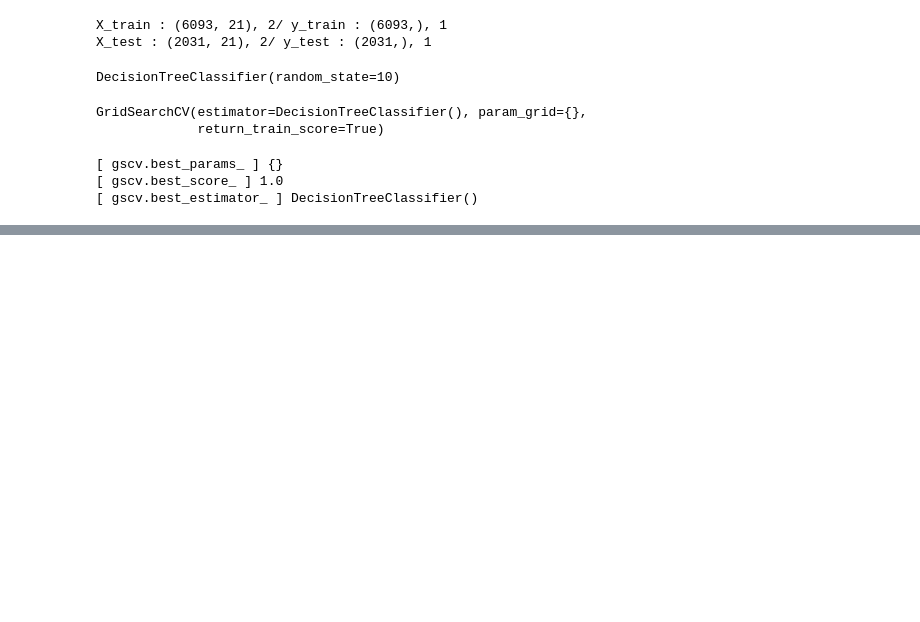
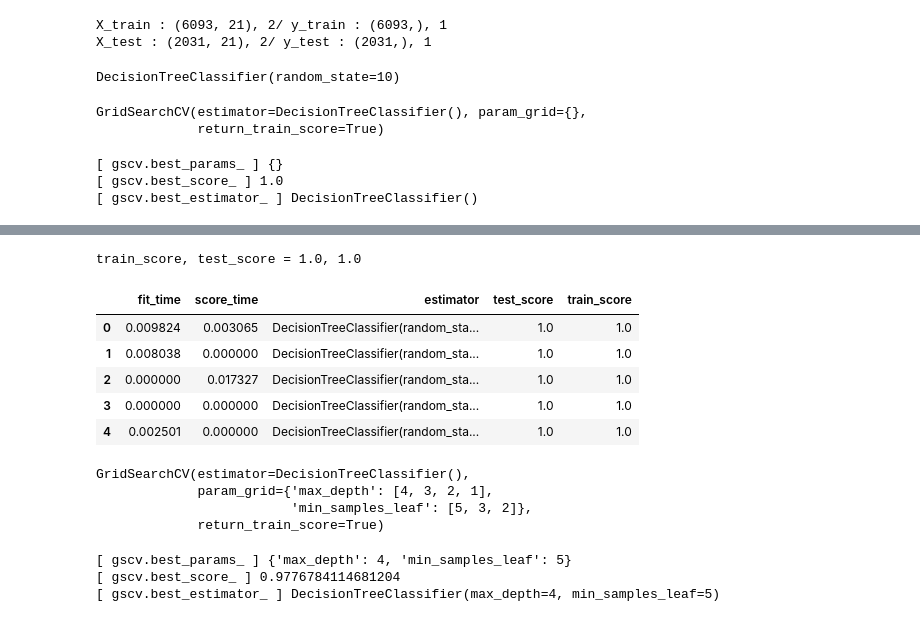
Before and after one commit to simin196/KDT6, a Jupyter notebook: M_L/Day07_0903/hw0903이현종.ipynb, the cells around one changed output, grey strips where cells are left out. Cells and saved outputs as stored; diff of their text form; code cells hidden in the pictures; blank space fills up the shorter version.

```diff
--- a/M_L/Day07_0903/hw0903이현종.ipynb
+++ b/M_L/Day07_0903/hw0903이현종.ipynb
@@ -164,0 +204,5 @@ print(f'[ gscv.best_estimator_ ] {gscv.best_estimator_}')
+# %%
+X_train, X_test, y_train, y_test = train_test_split(newDF,
+                                                    targetSR,
+                                                    stratify= targetSR,
+                                                    random_state=10)
@@ -164,0 +240,25 @@ print(f'[ gscv.best_estimator_ ] {gscv.best_estimator_}')
+# %%
+train_score = dt_model.score(X_train,y_train)
+test_score = dt_model.score(X_test,y_test)
+print(f'train_score, test_score = {train_score}, {test_score}')
+# %% [output]
+train_score, test_score = 1.0, 1.0
+# %%
+from sklearn.model_selection import StratifiedKFold, cross_validate,GridSearchCV
+
+# 교차검증 준비 => 모델 인스턴스, trainDS, cv=5 (기본)
+dt_model2 = DecisionTreeClassifier(random_state=10)
+result = cross_validate(dt_model2, X_train, y_train,
+                        return_train_score=True,
+                        return_estimator=True)
+# %%
+resultDF =pd.DataFrame(result)
+# %%
+resultDF
+# %% [output]
+|  | fit_time | score_time | estimator | test_score | train_score |
+| 0 | 0.009824 | 0.003065 | DecisionTreeClassifier(random_sta... | 1.0 | 1.0 |
+| 1 | 0.008038 | 0.000000 | DecisionTreeClassifier(random_sta... | 1.0 | 1.0 |
+| 2 | 0.000000 | 0.017327 | DecisionTreeClassifier(random_sta... | 1.0 | 1.0 |
+| 3 | 0.000000 | 0.000000 | DecisionTreeClassifier(random_sta... | 1.0 | 1.0 |
+| 4 | 0.002501 | 0.000000 | DecisionTreeClassifier(random_sta... | 1.0 | 1.0 |
@@ -164,0 +268,18 @@ print(f'[ gscv.best_estimator_ ] {gscv.best_estimator_}')
+# %%
+gscv = GridSearchCV(DecisionTreeClassifier(),
+                    param_grid=params,
+                    return_train_score=True, refit=True) # refit[매개변순] - best로 다시 학습
+gscv.fit(X_train, y_train)
+# %% [output]
+GridSearchCV(estimator=DecisionTreeClassifier(),
+             param_grid={'max_depth': [4, 3, 2, 1],
+                         'min_samples_leaf': [5, 3, 2]},
+             return_train_score=True)
+# %%
+print(f'[ gscv.best_params_ ] {gscv.best_params_}')
+print(f'[ gscv.best_score_ ] {gscv.best_score_}')
+print(f'[ gscv.best_estimator_ ] {gscv.best_estimator_}')
+# %% [output]
+[ gscv.best_params_ ] {'max_depth': 4, 'min_samples_leaf': 5}
+[ gscv.best_score_ ] 0.9776784114681204
+[ gscv.best_estimator_ ] DecisionTreeClassifier(max_depth=4, min_samples_leaf=5)
```
Also changed, not shown: parts of 22 cells of this notebook, 37 other files.
